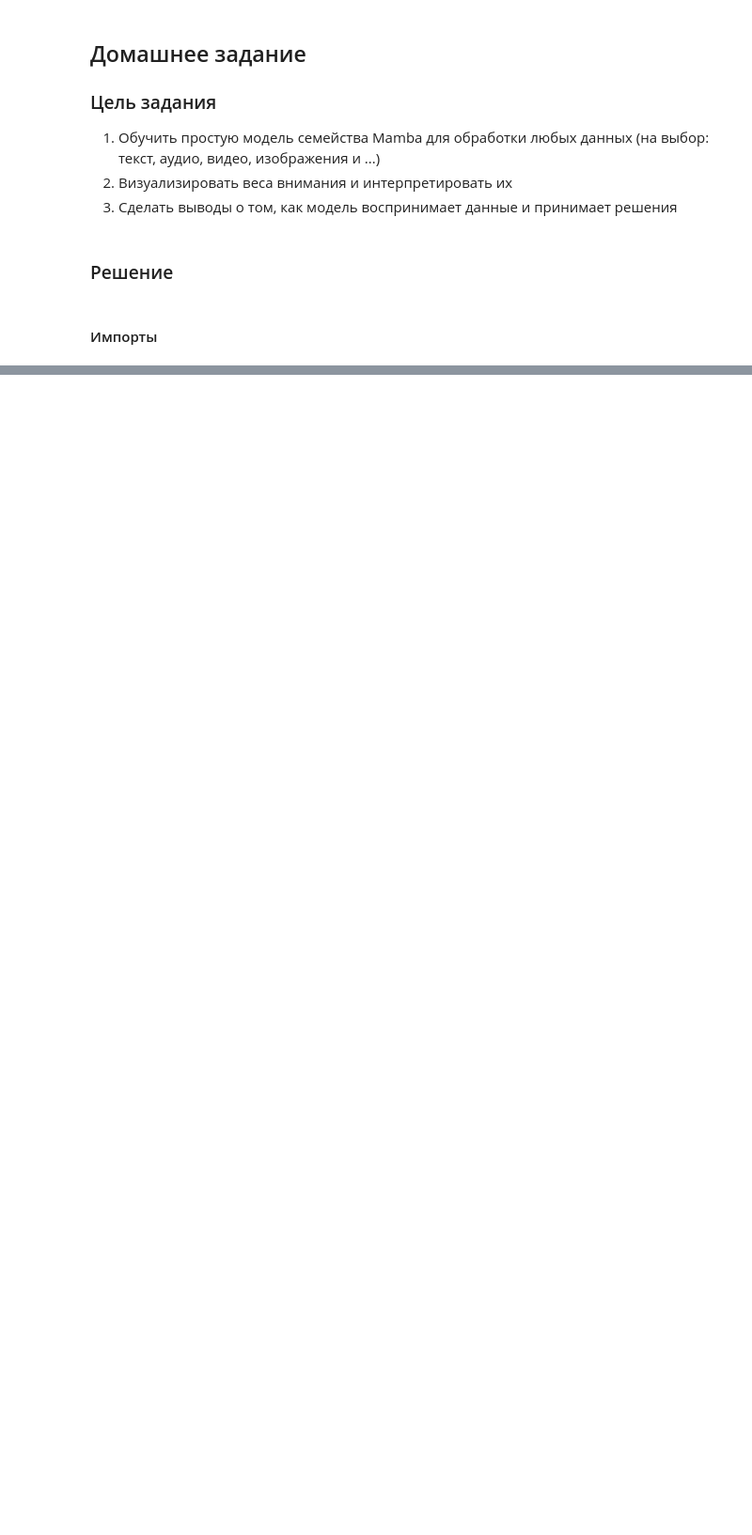
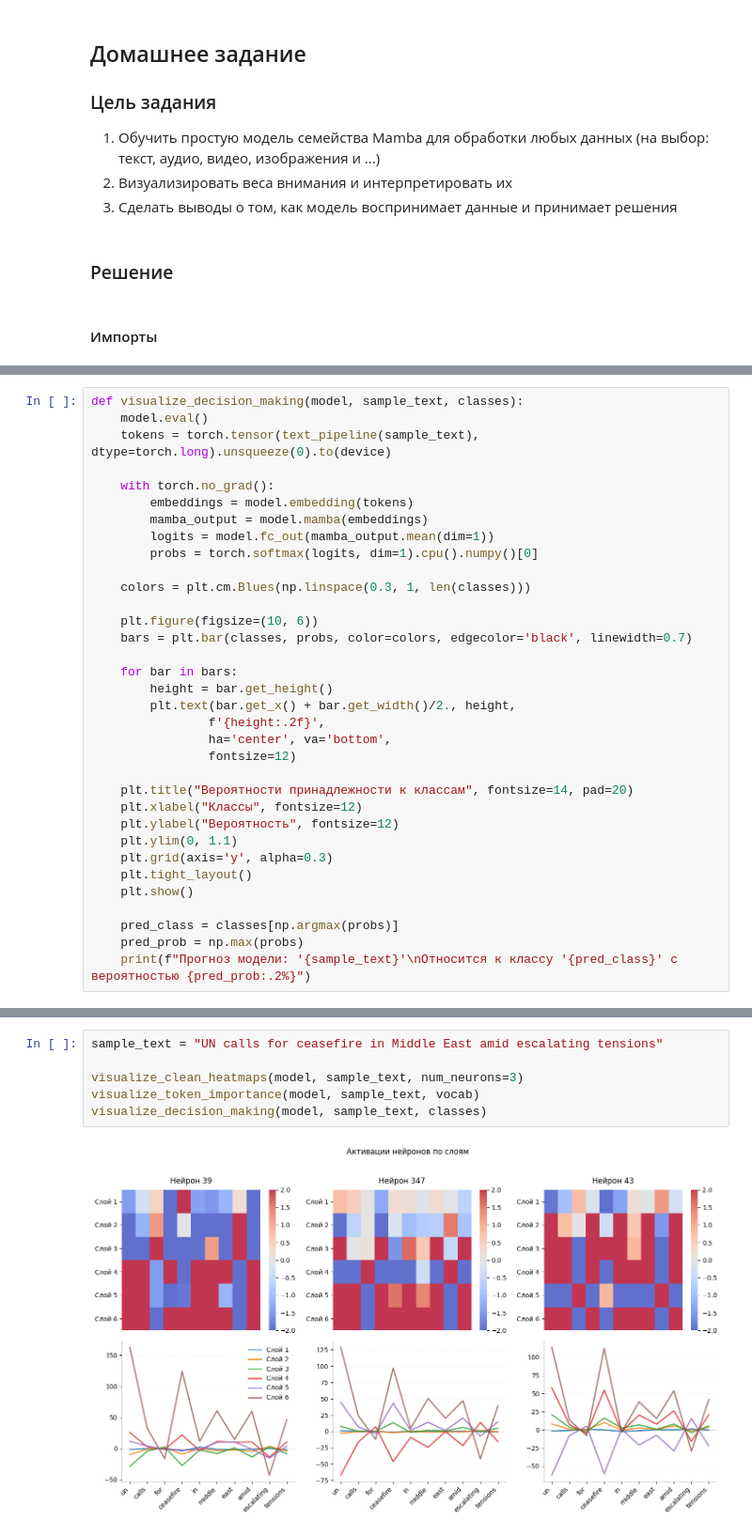
Before and after one commit to litvinovmitch11/HSE_Fundamentals_of_DL_2025, a Jupyter notebook: homework/5.ipynb, the cells around one changed output, grey strips where cells are left out. Shown at 94% size. Saved outputs shown, nothing was run; the diff lists cells and outputs as text; blank space fills up the shorter version.

```diff
--- a/homework/5.ipynb
+++ b/homework/5.ipynb
@@ -190,0 +396,34 @@ Output after training: torch.Size([32, 128, 512])
+# %%
+def visualize_decision_making(model, sample_text, classes):
+    model.eval()
+    tokens = torch.tensor(text_pipeline(sample_text), dtype=torch.long).unsqueeze(0).to(device)
+
+    with torch.no_grad():
+        embeddings = model.embedding(tokens)
+        mamba_output = model.mamba(embeddings)
+        logits = model.fc_out(mamba_output.mean(dim=1))
+        probs = torch.softmax(logits, dim=1).cpu().numpy()[0]
+
+    colors = plt.cm.Blues(np.linspace(0.3, 1, len(classes)))
+
+    plt.figure(figsize=(10, 6))
+    bars = plt.bar(classes, probs, color=colors, edgecolor='black', linewidth=0.7)
+
+    for bar in bars:
+        height = bar.get_height()
+        plt.text(bar.get_x() + bar.get_width()/2., height,
+                f'{height:.2f}',
+                ha='center', va='bottom',
+                fontsize=12)
+
+    plt.title("Вероятности принадлежности к классам", fontsize=14, pad=20)
+    plt.xlabel("Классы", fontsize=12)
+    plt.ylabel("Вероятность", fontsize=12)
+    plt.ylim(0, 1.1)
+    plt.grid(axis='y', alpha=0.3)
+    plt.tight_layout()
+    plt.show()
+
+    pred_class = classes[np.argmax(probs)]
+    pred_prob = np.max(probs)
+    print(f"Прогноз модели: '{sample_text}'\nОтносится к классу '{pred_class}' с вероятностью {pred_prob:.2%}")
@@ -190,0 +432,8 @@ Output after training: torch.Size([32, 128, 512])
+# %%
+sample_text = "UN calls for ceasefire in Middle East amid escalating tensions"
+
+visualize_clean_heatmaps(model, sample_text, num_neurons=3)
+visualize_token_importance(model, sample_text, vocab)
+visualize_decision_making(model, sample_text, classes)
+# %% [output]
+[figure, added]
```
Also changed, not shown: parts of 35 cells of this notebook, 2 other files.
